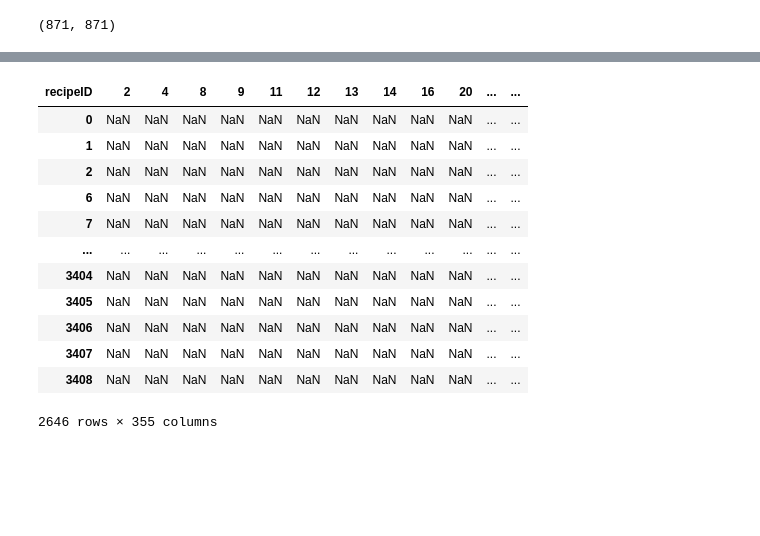
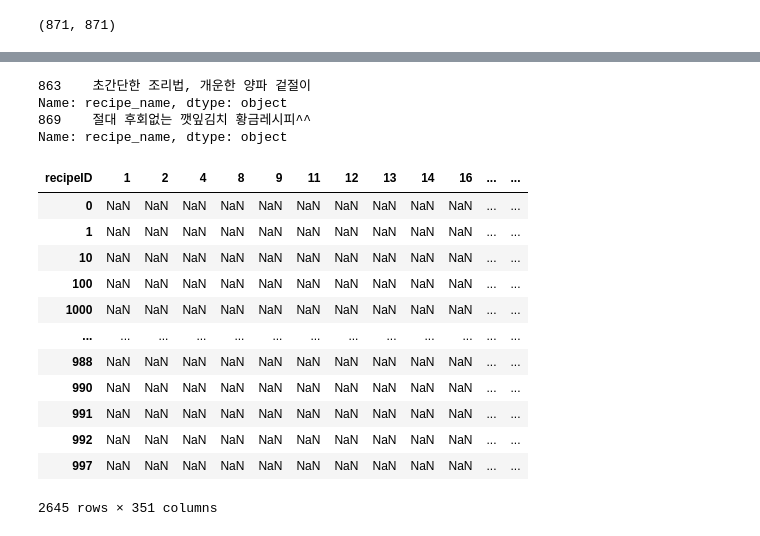
Before and after one commit to jonggu12/yorehalre_project, a Jupyter notebook: 04.추천알고리즘/code/Recommendation_total.ipynb, the cells around one changed output, grey strips where cells are left out. Cells and saved outputs as stored; diff of their text form; code cells hidden in the pictures; blank space fills up the shorter version.

```diff
--- a/04.추천알고리즘/code/Recommendation_total.ipynb
+++ b/04.추천알고리즘/code/Recommendation_total.ipynb
@@ -13 +14,14 @@ from math import sqrt
+# %%
+con = pymysql.connect(
+    host='localhost',
+    user='root',
+    password='1111',
+    db='yorehalre',
+    charset='utf8'
+)
+
+data = pd.read_sql("SELECT recipeID, recipe_name, summary, ingredient_name, category FROM recipe_info", con)
+data_re = pd.read_sql("SELECT category, recipeID, recipe_name, user_id, rating, review_content FROM user_review", con)
+
+con.close()
 # %%
@@ -71,7 +68,7 @@ sum(1 for item in source if not item)
 # %%
 data['main_source'] = source
 # %%
-data_re = pd.read_csv('user_review.csv')
+# data_re = pd.read_csv('../data/user_review.csv')
 # %%
 data_re.head(3)
 # %% [output]
@@ -447,21 +473,30 @@ item_cossim_df
+# %%
+print(data.loc[data['recipeID'] == 863, 'recipe_name'])
+print(data.loc[data['recipeID'] == 869, 'recipe_name'])
+# %% [output]
+863    초간단한 조리법, 개운한 양파 겉절이
+Name: recipe_name, dtype: object
+869    절대 후회없는 깻잎김치 황금레시피^^
+Name: recipe_name, dtype: object
 # %%
 userId_grouped = train_df.groupby('user_id')
-
-item_prediction_result_df = pd.DataFrame(index=userId_grouped.indices.keys(), columns=item_sparse_matrix.index)
+# userId_grouped.indices.keys() : user_id
+# item_sparse_matrix.index : recipe_id
+item_prediction_result_df = pd.DataFrame(index=list(userId_grouped.indices.keys()), columns=item_sparse_matrix.index)
 item_prediction_result_df
 # %% [output]
-| recipeID | 2 | 4 | 8 | 9 | 11 | 12 | 13 | 14 | 16 | 20 | ... | ... |
+| recipeID | 1 | 2 | 4 | 8 | 9 | 11 | 12 | 13 | 14 | 16 | ... | ... |
 | 0 | NaN | NaN | NaN | NaN | NaN | NaN | NaN | NaN | NaN | NaN | ... | ... |
 | 1 | NaN | NaN | NaN | NaN | NaN | NaN | NaN | NaN | NaN | NaN | ... | ... |
-| 2 | NaN | NaN | NaN | NaN | NaN | NaN | NaN | NaN | NaN | NaN | ... | ... |
-| 6 | NaN | NaN | NaN | NaN | NaN | NaN | NaN | NaN | NaN | NaN | ... | ... |
-| 7 | NaN | NaN | NaN | NaN | NaN | NaN | NaN | NaN | NaN | NaN | ... | ... |
+| 10 | NaN | NaN | NaN | NaN | NaN | NaN | NaN | NaN | NaN | NaN | ... | ... |
+| 100 | NaN | NaN | NaN | NaN | NaN | NaN | NaN | NaN | NaN | NaN | ... | ... |
+| 1000 | NaN | NaN | NaN | NaN | NaN | NaN | NaN | NaN | NaN | NaN | ... | ... |
 | ... | ... | ... | ... | ... | ... | ... | ... | ... | ... | ... | ... | ... |
-| 3404 | NaN | NaN | NaN | NaN | NaN | NaN | NaN | NaN | NaN | NaN | ... | ... |
-| 3405 | NaN | NaN | NaN | NaN | NaN | NaN | NaN | NaN | NaN | NaN | ... | ... |
-| 3406 | NaN | NaN | NaN | NaN | NaN | NaN | NaN | NaN | NaN | NaN | ... | ... |
-| 3407 | NaN | NaN | NaN | NaN | NaN | NaN | NaN | NaN | NaN | NaN | ... | ... |
-| 3408 | NaN | NaN | NaN | NaN | NaN | NaN | NaN | NaN | NaN | NaN | ... | ... |
+| 988 | NaN | NaN | NaN | NaN | NaN | NaN | NaN | NaN | NaN | NaN | ... | ... |
+| 990 | NaN | NaN | NaN | NaN | NaN | NaN | NaN | NaN | NaN | NaN | ... | ... |
+| 991 | NaN | NaN | NaN | NaN | NaN | NaN | NaN | NaN | NaN | NaN | ... | ... |
+| 992 | NaN | NaN | NaN | NaN | NaN | NaN | NaN | NaN | NaN | NaN | ... | ... |
+| 997 | NaN | NaN | NaN | NaN | NaN | NaN | NaN | NaN | NaN | NaN | ... | ... |
-2646 rows × 355 columns
+2645 rows × 351 columns
 # %%
 for user_id, group in tqdm(userId_grouped):
```
Also changed, not shown: parts of 50 cells of this notebook, 3 other files.
